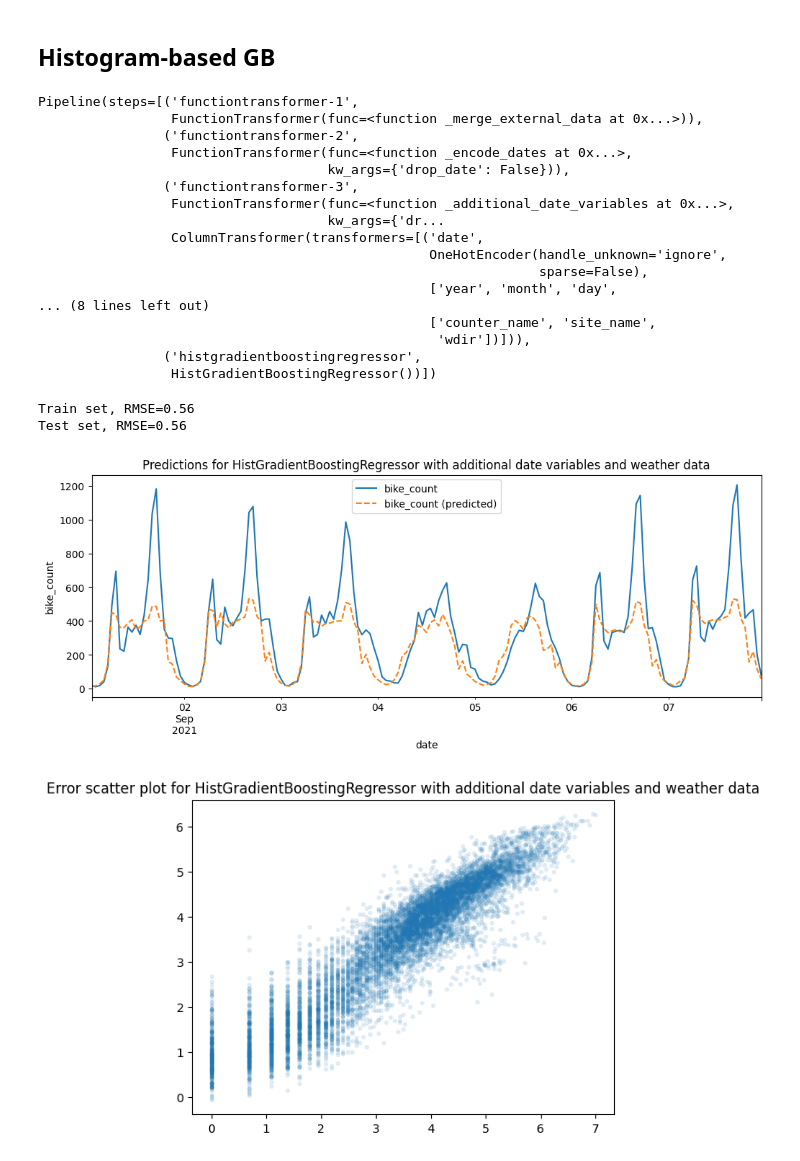
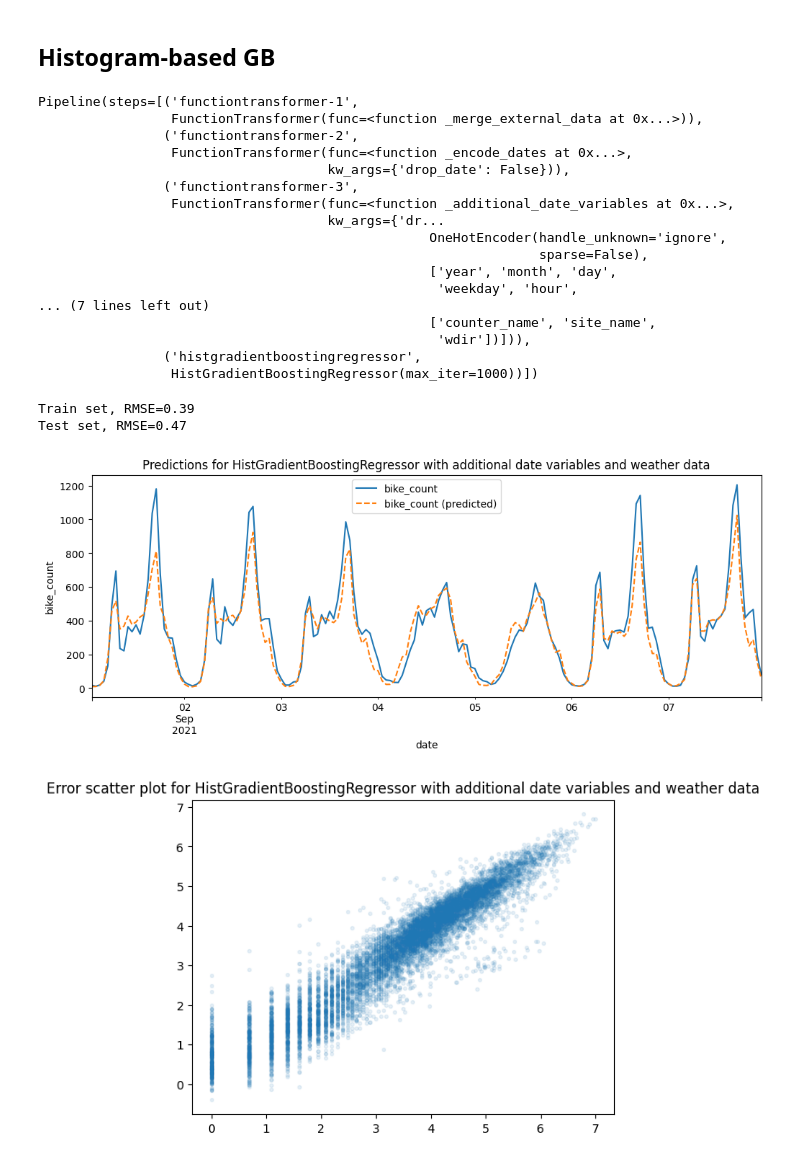
Before and after one commit to stlbnmaria/PythonForDS_Project, a Jupyter notebook: modeling/tree_models/tree_models.ipynb, the cells around one changed output. Saved outputs shown, nothing was run; the diff lists cells and outputs as text; code cells hidden in the pictures.

```diff
--- a/modeling/tree_models/tree_models.ipynb
+++ b/modeling/tree_models/tree_models.ipynb
@@ -558,13 +581,17 @@ categorical_cols = ["counter_name", "site_name", "wdir"]
 
 preprocessor = ColumnTransformer(
     [
-        ("date", OneHotEncoder(handle_unknown="ignore", sparse=False), date_cols + add_date_cols),
+        (
+            "date",
+            OneHotEncoder(handle_unknown="ignore", sparse=False),
+            date_cols + add_date_cols,
+        ),
         ("num", StandardScaler(), num_cols),
         ("cat", OneHotEncoder(handle_unknown="ignore", sparse=False), categorical_cols),
     ],
 )
 
-regressor = HistGradientBoostingRegressor()
+regressor = HistGradientBoostingRegressor(max_iter=1000)
 
 pipe = make_pipeline(
     FunctionTransformer(problem._merge_external_data, validate=False),
@@ -583,15 +610,15 @@ Pipeline(steps=[('functiontransformer-1',
                 ('functiontransformer-3',
                  FunctionTransformer(func=<function _additional_date_variables at 0x...>,
                                      kw_args={'dr...
-                 ColumnTransformer(transformers=[('date',
                                                   OneHotEncoder(handle_unknown='ignore',
                                                                 sparse=False),
                                                   ['year', 'month', 'day',
-... (8 lines left out)
+                                                   'weekday', 'hour',
+... (7 lines left out)
                                                   ['counter_name', 'site_name',
                                                    'wdir'])])),
                 ('histgradientboostingregressor',
-                 HistGradientBoostingRegressor())])
+                 HistGradientBoostingRegressor(max_iter=1000))])
 # %%
 y_pred_train = pipe.predict(X_train)
 y_pred_test = pipe.predict(X_test)
@@ -599,8 +626,8 @@ y_pred_test = pipe.predict(X_test)
 print(f"Train set, RMSE={mean_squared_error(y_train, y_pred_train, squared=False):.2f}")
 print(f"Test set, RMSE={mean_squared_error(y_test, y_pred_test, squared=False):.2f}")
 # %% [output]
-Train set, RMSE=0.56
-Test set, RMSE=0.56
+Train set, RMSE=0.39
+Test set, RMSE=0.47
 # %%
 problem.week_plot(
     X_test,
@@ -609,10 +636,12 @@ problem.week_plot(
     "HistGradientBoostingRegressor with additional date variables and weather data",
 )
 # %% [output]
-[figure, old version]
+[figure, new version]
 # %%
 problem.error_plot(
-    y_pred_test, y_test, "HistGradientBoostingRegressor with additional date variables and weather data"
+    y_pred_test,
+    y_test,
+    "HistGradientBoostingRegressor with additional date variables and weather data",
 )
 # %% [output]
-[figure, old version]
+[figure, new version]
```
Also changed, not shown: parts of 11 cells of this notebook, 2 other files.
